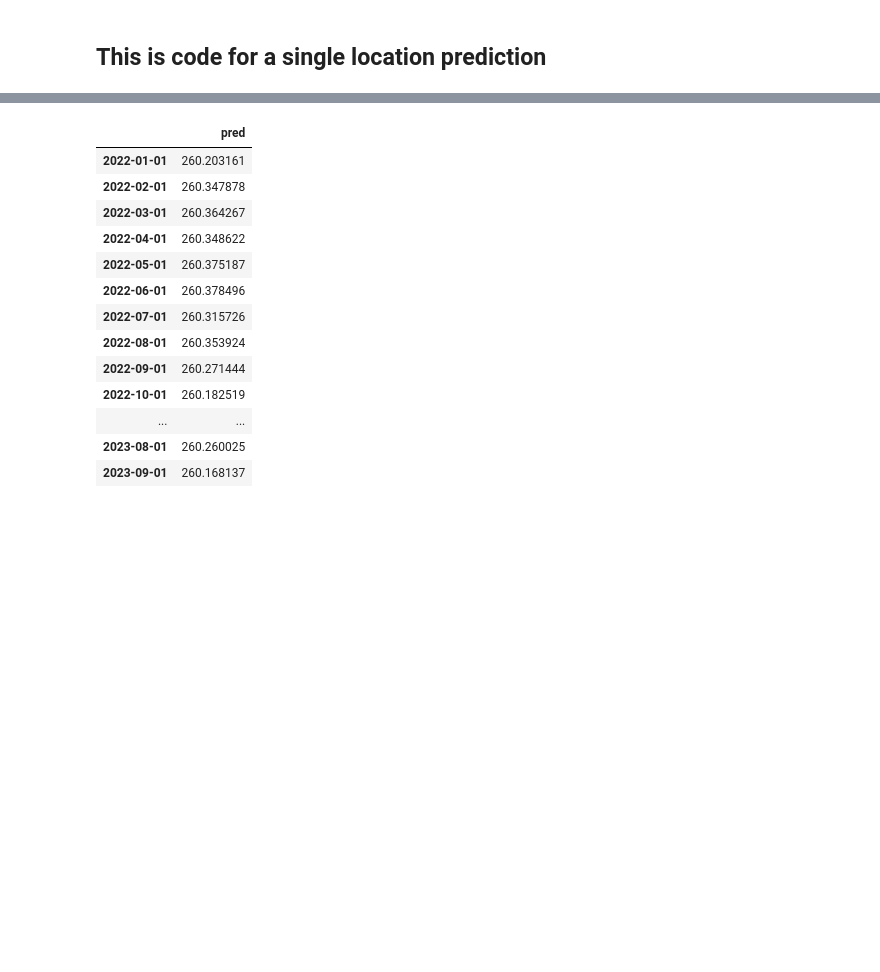
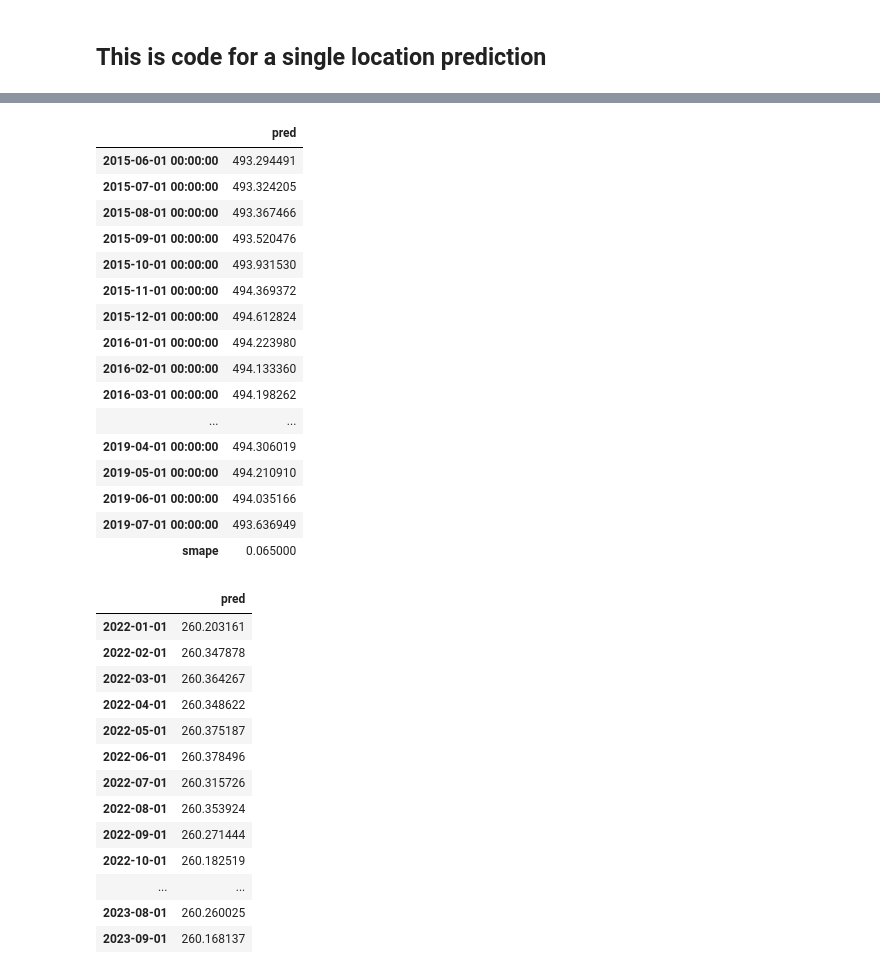
Before and after one commit to Ainard09/ai4ls_2_water_prediction, a Jupyter notebook: notebooks/gw_training_prediction.ipynb, the cells around one changed output, grey strips where cells are left out. Cells and saved outputs as stored; diff of their text form; code cells hidden in the pictures; blank space fills up the shorter version.

```diff
--- a/notebooks/gw_training_prediction.ipynb
+++ b/notebooks/gw_training_prediction.ipynb
@@ -306,18 +435,50 @@ train_num = int(len(data) * 0.8)
 valid_num = len(data.loc[:"2021-11-01"])
 end_train = df_idx[train_num]
 end_valid = df_idx[valid_num]
+end_evaluation = df_idx[train_num+50]
+evaluate_data = data.loc[df_idx[train_num+1]: end_evaluation, "gw-level"].values
 # %%
 # train model with best params
 forecaster = ForecasterAutoreg(
     regressor          = LGBMRegressor(**best_params, random_state=15926, verbose=-1),
-    lags               = 72,
-    transformer_exog   = one_hot_encoder,
+    lags               = 24,
+    transformer_exog   = transformer_exog,
     fit_kwargs         = {"categorical_feature": "auto"}
 )
 forecaster.fit(
-    y    = data.loc[:end_valid, 'gw-level'],
-    exog = data.loc[:end_valid, exog_features]
+    y    = data.loc[:end_train, 'gw-level'],
+    exog = data.loc[:end_train, exog_features]
 )
+# %%
+# make predictions and evalute the model
+predictions = forecaster.predict(
+    exog     = data.loc[df_idx[train_num+1]:, exog_features],
+    steps    = 50
+)
+pred_df = pd.DataFrame(predictions)
+# %%
+preds = pred_df["pred"].values
+smape_value = smape(evaluate_data, preds)
+pred_df.loc["smape", "pred"] = smape_value
+pred_df
+# %% [output]
+|  | pred |
+| 2015-06-01 00:00:00 | 493.294491 |
+| 2015-07-01 00:00:00 | 493.324205 |
+| 2015-08-01 00:00:00 | 493.367466 |
+| 2015-09-01 00:00:00 | 493.520476 |
+| 2015-10-01 00:00:00 | 493.931530 |
+| 2015-11-01 00:00:00 | 494.369372 |
+| 2015-12-01 00:00:00 | 494.612824 |
+| 2016-01-01 00:00:00 | 494.223980 |
+| 2016-02-01 00:00:00 | 494.133360 |
+| 2016-03-01 00:00:00 | 494.198262 |
+| ... | ... |
+| 2019-04-01 00:00:00 | 494.306019 |
+| 2019-05-01 00:00:00 | 494.210910 |
+| 2019-06-01 00:00:00 | 494.035166 |
+| 2019-07-01 00:00:00 | 493.636949 |
+| smape | 0.065000 |
 # %%
 # make predictions into the future
 predictions = forecaster.predict(
```
Also changed, not shown: parts of 12 cells of this notebook, 1 other file.
